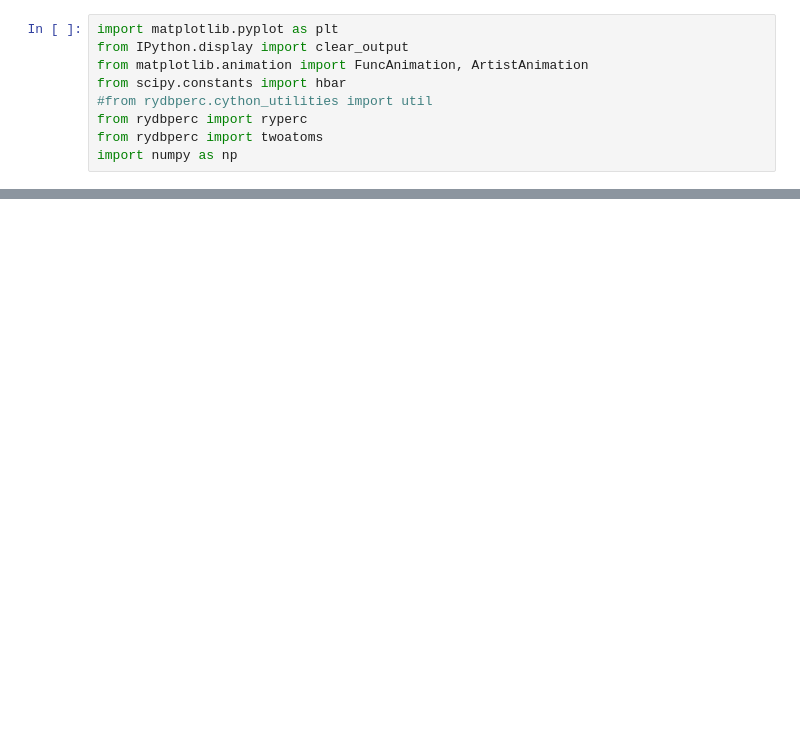
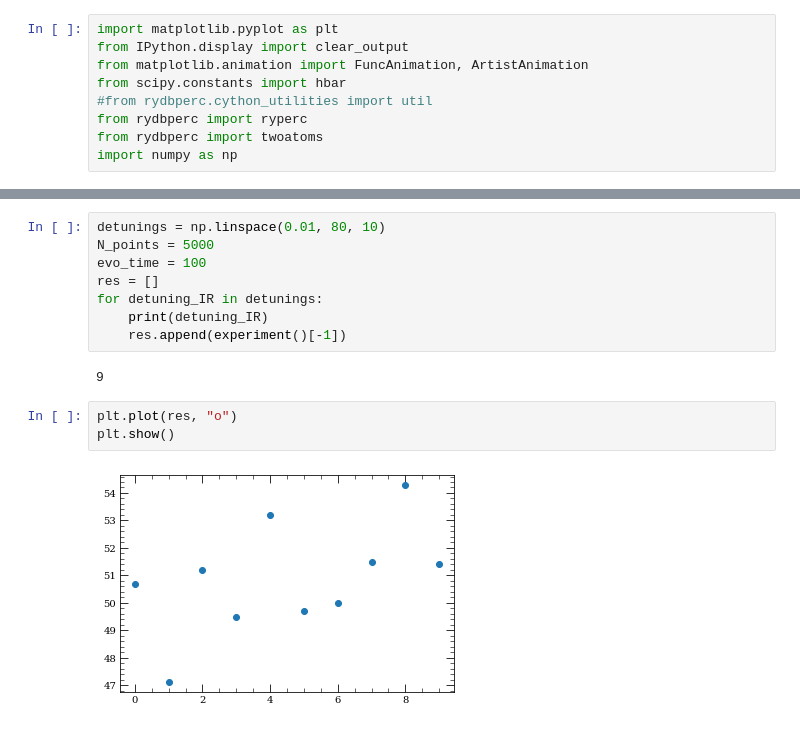
Before and after one commit to Valerio-Amico/rydberg_percolation, a Jupyter notebook: prove.ipynb, the cells around one changed output, grey strips where cells are left out. Cells and saved outputs as stored; diff of their text form; blank space fills up the shorter version.

```diff
--- a/prove.ipynb
+++ b/prove.ipynb
@@ -116,0 +127,15 @@ plt.show()
+# %%
+detunings = np.linspace(0.01, 80, 10)
+N_points = 5000
+evo_time = 100
+res = []
+for detuning_IR in detunings:
+    print(detuning_IR)
+    res.append(experiment()[-1])
+# %% [output]
+9
+# %%
+plt.plot(res, "o")
+plt.show()
+# %% [output]
+[figure, added]
```
Also changed, not shown: parts of 6 cells of this notebook, 16 other files.
